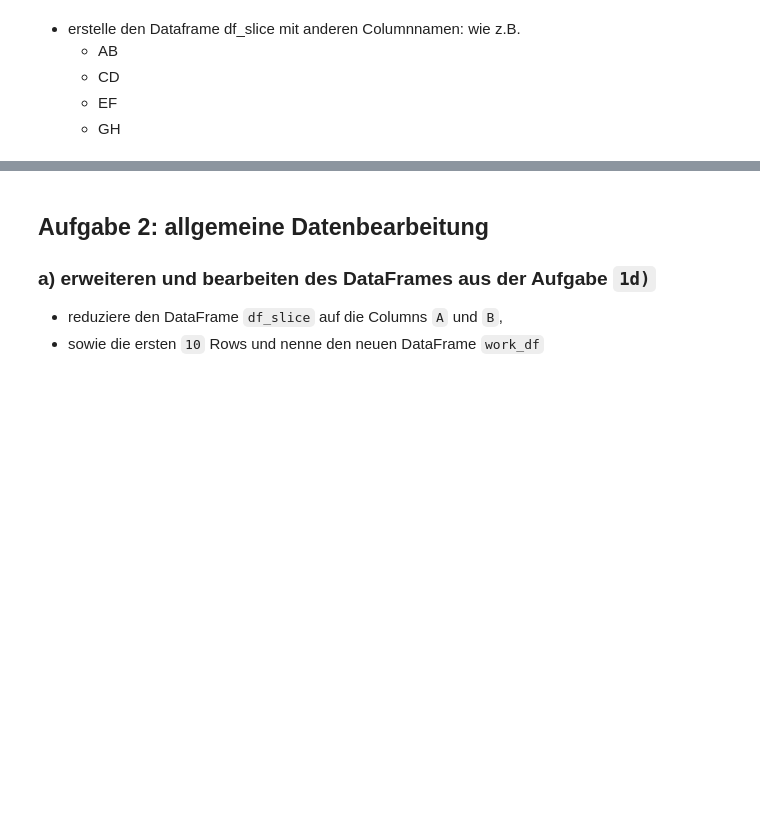
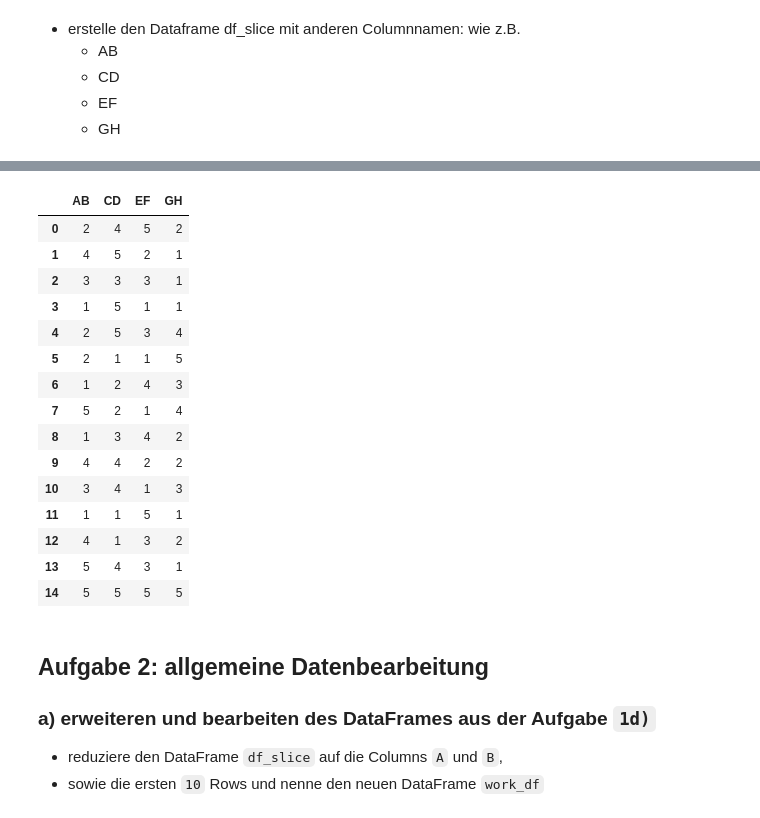
Before and after one commit to ImFin3/Fortgeschrittene-Programmierung-Uebungen, a Jupyter notebook: 05_Basis_Datenbearbeitung.ipynb, the cells around one changed output, grey strips where cells are left out. Drawn from its saved outputs; the diff is of its cells as text; code cells hidden in the pictures; blank space fills up the shorter version.

```diff
--- a/05_Basis_Datenbearbeitung.ipynb
+++ b/05_Basis_Datenbearbeitung.ipynb
@@ -251,3 +250,23 @@ kennst du noch eine andere Schreibweise? für die Aufgabe:
+# %%
+sub_df_slice = df_slice.rename(columns={"A":"AB", "B":"CD", "C":"EF", "D":"GH"})
+sub_df_slice
+# %% [output]
+|  | AB | CD | EF | GH |
+| 0 | 2 | 4 | 5 | 2 |
+| 1 | 4 | 5 | 2 | 1 |
+| 2 | 3 | 3 | 3 | 1 |
+| 3 | 1 | 5 | 1 | 1 |
+| 4 | 2 | 5 | 3 | 4 |
+| 5 | 2 | 1 | 1 | 5 |
+| 6 | 1 | 2 | 4 | 3 |
+| 7 | 5 | 2 | 1 | 4 |
+| 8 | 1 | 3 | 4 | 2 |
+| 9 | 4 | 4 | 2 | 2 |
+| 10 | 3 | 4 | 1 | 3 |
+| 11 | 1 | 1 | 5 | 1 |
+| 12 | 4 | 1 | 3 | 2 |
+| 13 | 5 | 4 | 3 | 1 |
+| 14 | 5 | 5 | 5 | 5 |
 # %% [markdown]
 ## Aufgabe 2: allgemeine Datenbearbeitung
 ### a) erweiteren und bearbeiten des DataFrames aus der Aufgabe `1d)`
```
Also changed, not shown: parts of 95 cells of this notebook, 2 other files.
